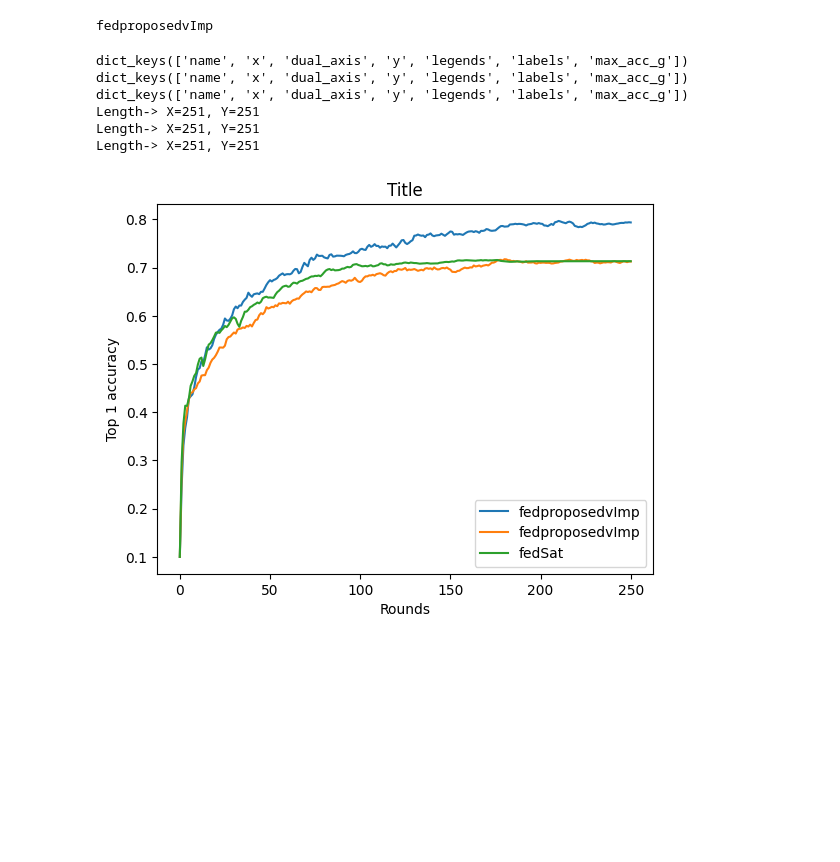
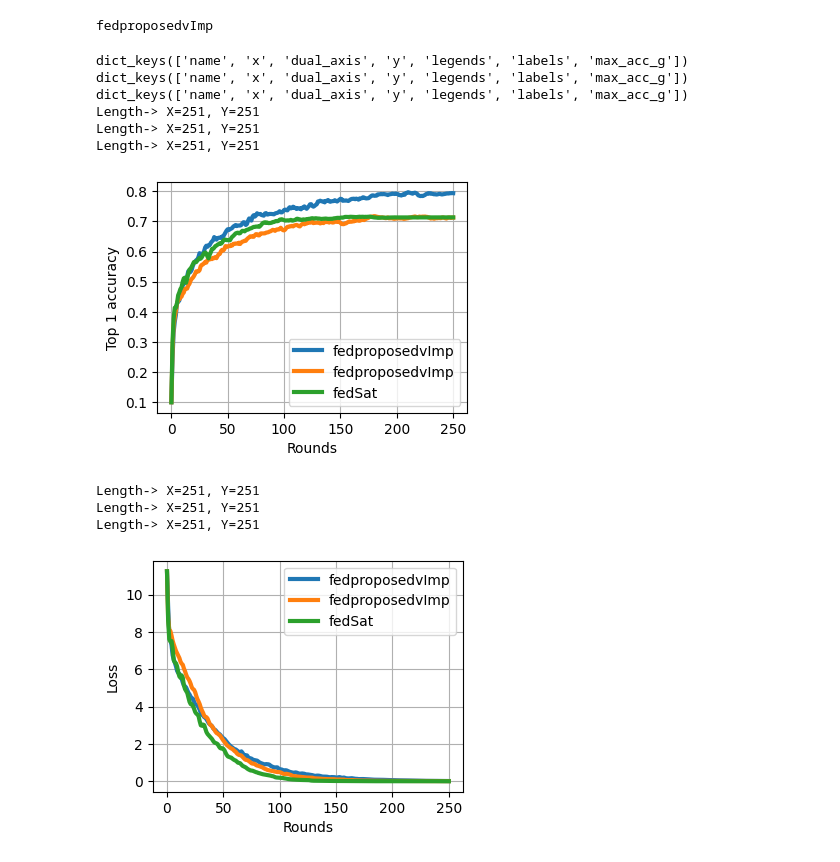
Before and after one commit to sujit880/Plotting_Graphs, a Jupyter notebook: fedlearn_graph_plot.ipynb, the cells around one changed output. Saved outputs shown, nothing was run; the diff lists cells and outputs as text; code cells hidden in the pictures; blank space fills up the shorter version.

Commit message:
plot for fedlearn and downlading code

```diff
--- a/fedlearn_graph_plot.ipynb
+++ b/fedlearn_graph_plot.ipynb
@@ -8,7 +8,7 @@ import json
 # %% [markdown]
 # Functions
 # %%
-def plot_data_dict_in_pdf(data: dict, title="Title", path='./figures/', show=False):
+def plot_data_dict_acc_in_pdf(data: dict, title="", path='./figures/', legend_loc=f'lower right',linewidth=None, figsize=None, show=False):
     import os
     import matplotlib.pyplot as plt
 
@@ -41,19 +41,24 @@ def plot_data_dict_in_pdf(data: dict, title="Title", path='./figures/', show=Fal
         max_acc = data["max_acc_g"]
         plt.title(title+f":max({max_acc})")
     else:
+        if figsize is not None:
+            plt.figure(figsize=figsize)
+        plt.grid()
         Y = data["y"]
         Legends = data["legends"]
         label_x, label_y = data["labels"]
         for y in Y:
             print(f'Length-> X={len(X)}, Y={len(y)}')
-            plt.plot(X,y)
+            if linewidth is not None:
+                plt.plot(X, y, linewidth=linewidth)
+            else: plt.plot(X,y)
         plt.xlabel(label_x)
         plt.ylabel(label_y)
         plt.title(title)
-        plt.legend(Legends, loc = "lower right" )
+        plt.legend(Legends, loc = legend_loc )
 
     # Save the plot as a PDF file
-    plt.savefig(f'{path}{file_name}.pdf')
+    plt.savefig(f'{path}{file_name}.pdf', bbox_inches='tight')
     # Show the plot (optional)
     if show:
         plt.show()
@@ -71,39 +76,52 @@ print(method)
 fedproposedvImp
 # %%
 X=None
-Y=[]
+Y, L=[], []
 Legends = []
 for file in files:
     with open(file, 'r') as f:
         # Load the JSON data
         data = json.load(f)
         x = data['x']
-        y, _ = data['y']
+        y, l = data['y']
         if X is not None:
             if len(X)>len(x):
                 X = x
         else: X = x
         # print(f'Y length: {len(y)}, \n{y}')
         Y.append(y[0])
+        L.append(l[0])
         print(data.keys())
         s_file = file.split('/')
         method = s_file[-1].split("_")[0]
         Legends.append(method)
-plot_data_dict = {}
-plot_data_dict["name"] = 'Exp1'
-plot_data_dict['x'] = X
-plot_data_dict['y'] = [y[:len(x)] for y in Y]
-plot_data_dict["legends"] = Legends
-plot_data_dict["labels"] = ["Rounds", "Top 1 accuracy"]
-plot_data_dict["dual_axis"] = False
+plot_data_dict_acc = {}
+plot_data_dict_acc["name"] = 'Exp1-Acc'
+plot_data_dict_acc['x'] = X
+plot_data_dict_acc['y'] = [y[:len(x)] for y in Y]
+plot_data_dict_acc["legends"] = Legends
+plot_data_dict_acc["labels"] = ["Rounds", "Top 1 accuracy"]
+plot_data_dict_acc["dual_axis"] = False
 Title = f'Title'
-
-plot_data_dict_in_pdf(data=plot_data_dict,show=True )
+plot_data_dict_acc_in_pdf(data=plot_data_dict_acc, linewidth=3, figsize=[4,3], show=True )
+plot_data_dict_loss = {}
+plot_data_dict_loss["name"] = 'Exp1-Loss'
+plot_data_dict_loss['x'] = X
+plot_data_dict_loss['y'] = [y[:len(x)] for y in L]
+plot_data_dict_loss["legends"] = Legends
+plot_data_dict_loss["labels"] = ["Rounds", "Loss"]
+plot_data_dict_loss["dual_axis"] = False
+Title = f'Title'
+plot_data_dict_acc_in_pdf(data=plot_data_dict_loss,legend_loc=f'upper right', linewidth=3, figsize=[4,3], show=True )
 # %% [output]
 dict_keys(['name', 'x', 'dual_axis', 'y', 'legends', 'labels', 'max_acc_g'])
 dict_keys(['name', 'x', 'dual_axis', 'y', 'legends', 'labels', 'max_acc_g'])
 dict_keys(['name', 'x', 'dual_axis', 'y', 'legends', 'labels', 'max_acc_g'])
 Length-> X=251, Y=251
 Length-> X=251, Y=251
 Length-> X=251, Y=251
-[figure, old version]
+[figure, new version]
+Length-> X=251, Y=251
+Length-> X=251, Y=251
+Length-> X=251, Y=251
+[figure, added]
```
Also changed, not shown: parts of 4 cells of this notebook, 7 other files.
